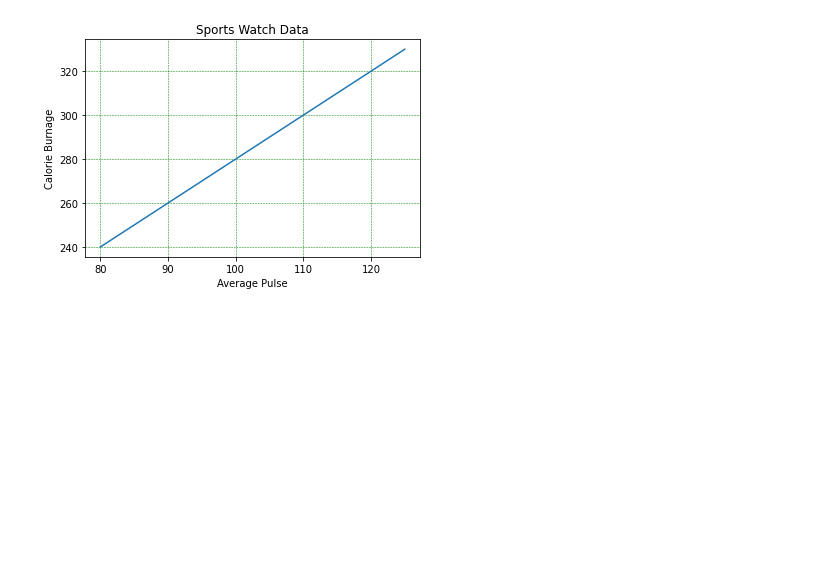
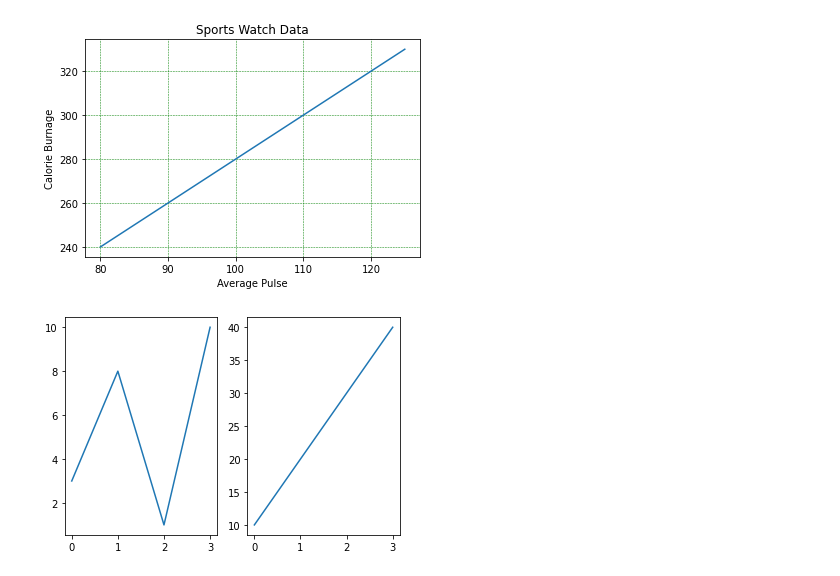
Before and after one commit to shuvro-baset/matplotlib, a Jupyter notebook: matplot.ipynb, the cells around one changed output. Drawn from its saved outputs; the diff is of its cells as text; code cells hidden in the pictures; blank space fills up the shorter version.

Commit message:
subplots

```diff
--- a/matplot.ipynb
+++ b/matplot.ipynb
@@ -176,3 +176,25 @@ plt.grid(color = 'green', linestyle = '--', linewidth = 0.5)
 plt.show()
 # %% [output]
 [figure]
+# %%
+'''
+Display Multiple Plots
+With the subplots() function you can draw multiple plots in one figure:
+'''
+#plot 1:
+x = np.array([0, 1, 2, 3])
+y = np.array([3, 8, 1, 10])
+
+plt.subplot(1, 2, 1) # subplot takes 3 arg. first 1 is for row 2nd is column 3rd is for place or position.
+plt.plot(x,y)
+
+#plot 2:
+x = np.array([0, 1, 2, 3])
+y = np.array([10, 20, 30, 40])
+
+plt.subplot(1, 2, 2)
+plt.plot(x,y)
+
+plt.show()
+# %% [output]
+[figure, added]
```
